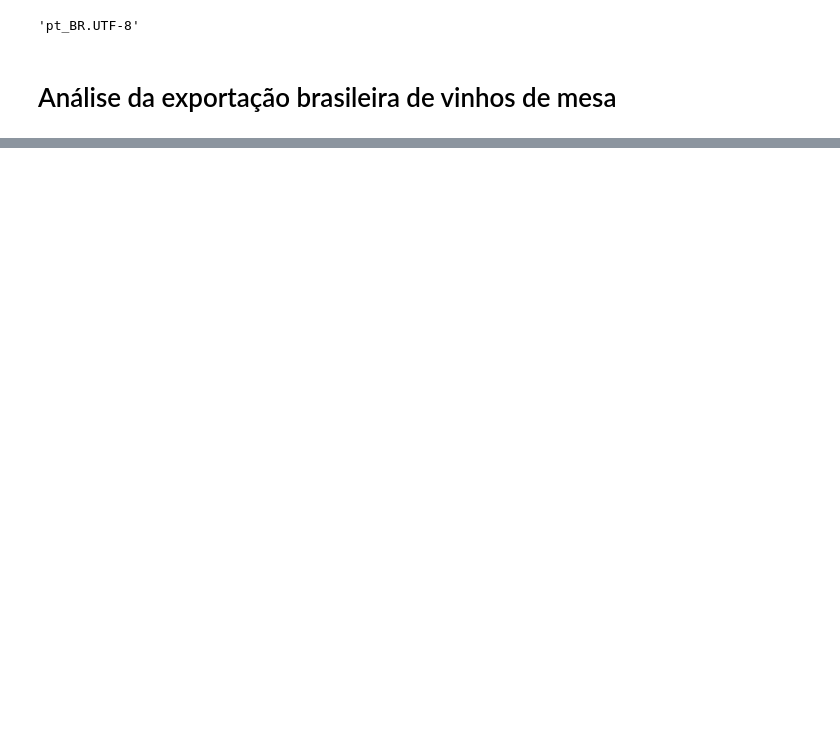
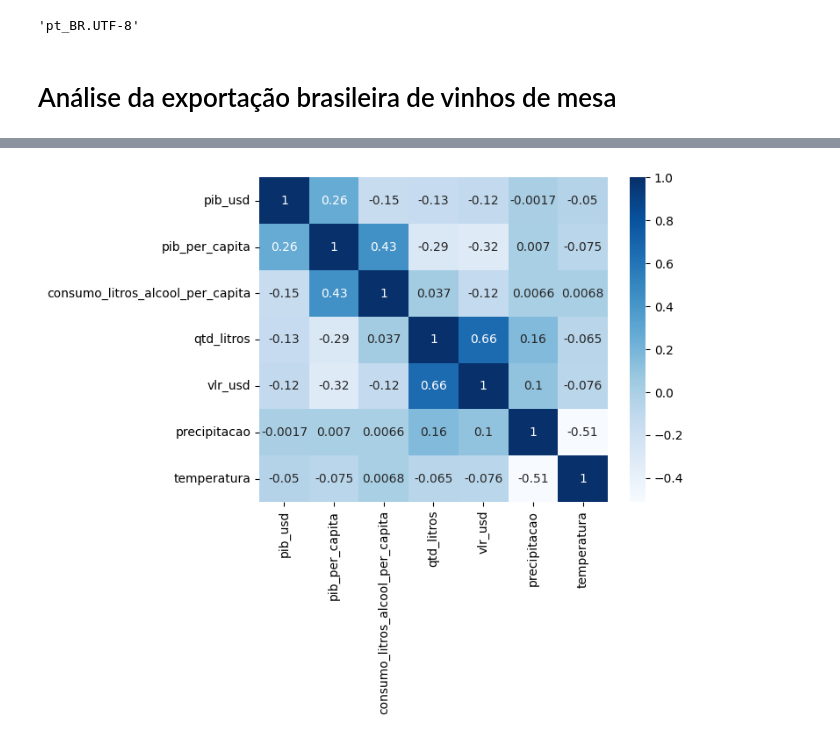
Before and after one commit to edupmon/fiap, a Jupyter notebook: pos-tech/data-analytics/fase-1/04-tech-challenge/fase-1-tech-challenge-data-analytics.ipynb, the cells around one changed output, grey strips where cells are left out. Cells and saved outputs as stored; diff of their text form; code cells hidden in the pictures; blank space fills up the shorter version.

```diff
--- a/pos-tech/data-analytics/fase-1/04-tech-challenge/fase-1-tech-challenge-data-analytics.ipynb
+++ b/pos-tech/data-analytics/fase-1/04-tech-challenge/fase-1-tech-challenge-data-analytics.ipynb
@@ -268,0 +308,10 @@ banco_mundial.head()
+# %%
+# Incluindo informações de clima da origem (basedosdados.org)
+
+clima_origem = pd.read_csv('dados/basedosdados-org.csv')
+display(clima_origem.head())
+
+exportacao_analise = pd.merge(exportacao_analise, clima_origem,
+                              left_on='ano', right_on='ano',
+                              how='left')
+display(exportacao_analise.head())
@@ -268,0 +331,18 @@ banco_mundial.head()
+# %%
+# Organizando o dataframe final
+
+exportacao_analise = exportacao_analise[['pais_iso_2', 'pais_iso_3', 'pais',
+                                         'ano', 'pib_usd', 'pib_per_capita',
+                                         'consumo_litros_alcool_per_capita',
+                                         'qtd_litros', 'vlr_usd',
+                                         'origem_iso_2', 'origem_iso_3',
+                                         'origem', 'precipitacao',
+                                         'temperatura']]
+
+exportacao_analise.sort_values(['pais_iso_2', 'ano'], ignore_index=True,
+                               inplace=True)
+
+exportacao_analise.to_csv(f'dados/export-vinho-{ano_inicial}-{ano_final}.csv',
+                          index=False)
+
+exportacao_analise.head()
@@ -268,0 +447,11 @@ banco_mundial.head()
+# %%
+# Correlation matrix
+matriz_correlacao = exportacao_analise[['pib_usd', 'pib_per_capita',
+                                        'consumo_litros_alcool_per_capita',
+                                        'qtd_litros', 'vlr_usd',
+                                        'precipitacao', 'temperatura']].corr()
+
+sns.heatmap(matriz_correlacao, cmap="Blues", annot=True)
+plt.show()
+# %% [output]
+[figure, added]
```
Also changed, not shown: parts of 30 cells of this notebook, 16 other files.
